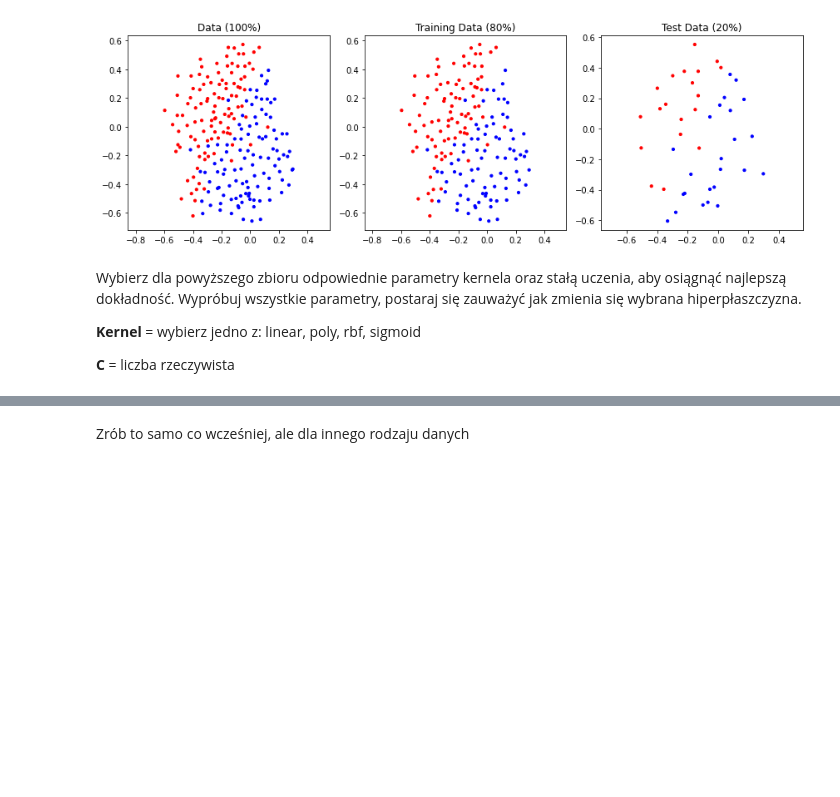
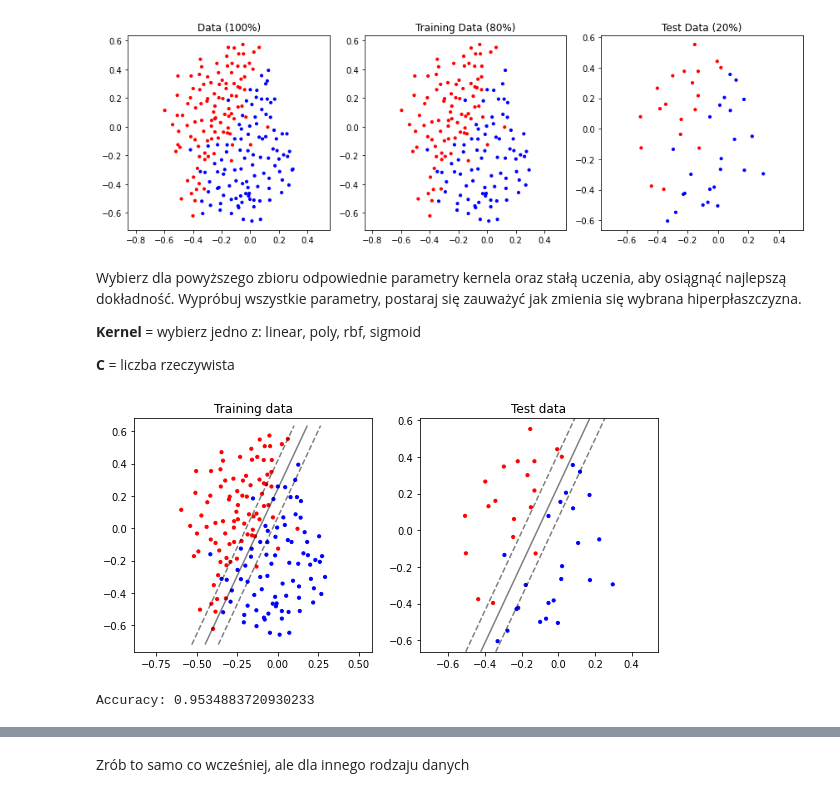
Before and after one commit to filipsl/ml-lab-solutions, a Jupyter notebook: notebook-3/notebook.ipynb, the cells around one changed output, grey strips where cells are left out. Cells and saved outputs as stored; diff of their text form; code cells hidden in the pictures; blank space fills up the shorter version.

```diff
--- a/notebook-3/notebook.ipynb
+++ b/notebook-3/notebook.ipynb
@@ -231,4 +231,7 @@ Wybierz dla powyższego zbioru odpowiednie parametry kernela oraz stałą uczeni
 
 **C** = liczba rzeczywista
 # %%
-do_svm(train_X, test_X, train_Y, test_Y, kernel='?', C=?)
+do_svm(train_X, test_X, train_Y, test_Y, kernel='linear', C=100)
+# %% [output]
+[figure, added]
+Accuracy: 0.9534883720930233
```
Also changed, not shown: parts of 22 cells of this notebook.
